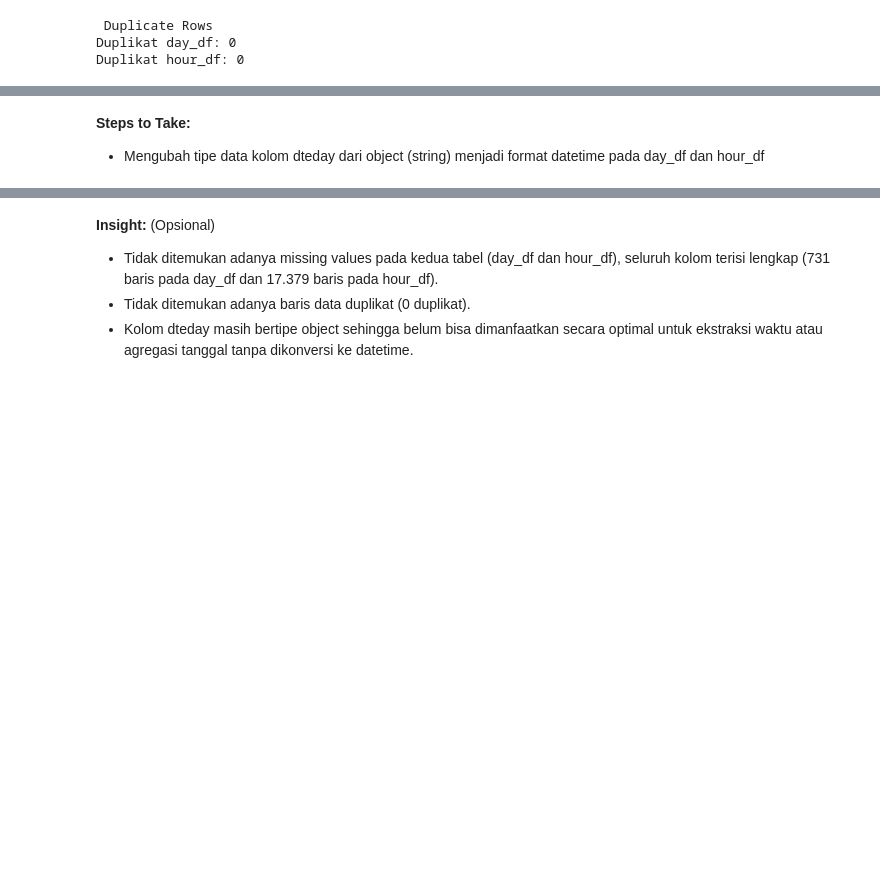
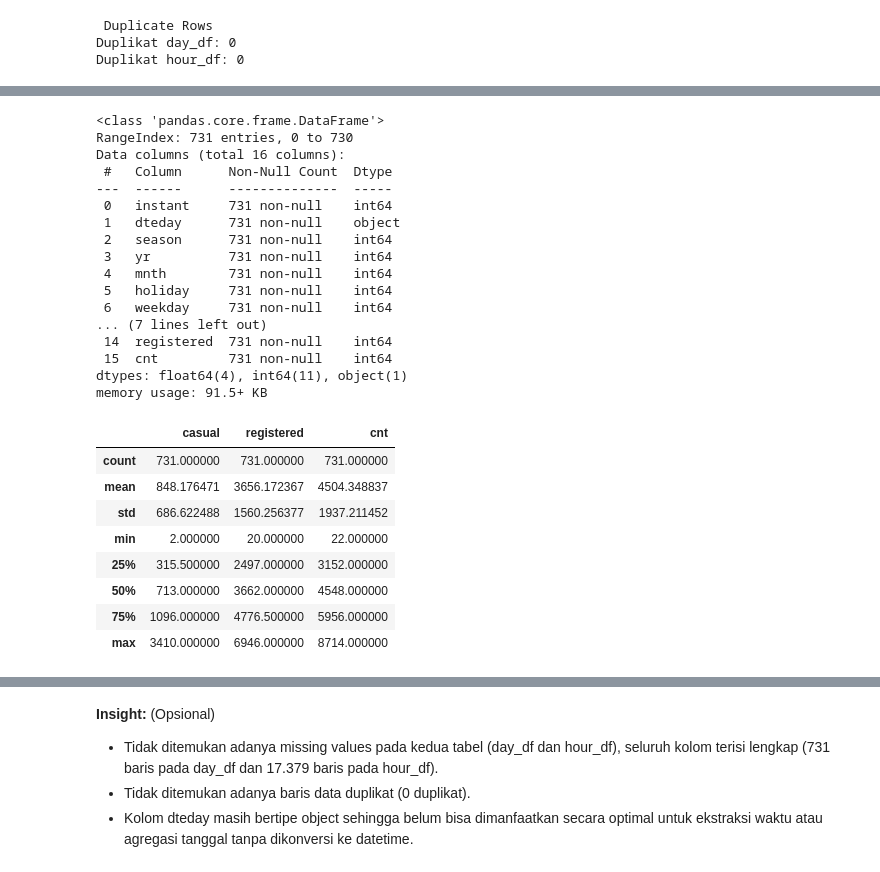
Before and after one commit to luqmanharitsaa/Submission-Data-Science, a Jupyter notebook: notebook.ipynb, the cells around one changed output, grey strips where cells are left out. Drawn from its saved outputs; the diff is of its cells as text; code cells hidden in the pictures; blank space fills up the shorter version.

```diff
--- a/notebook.ipynb
+++ b/notebook.ipynb
@@ -126,6 +126,36 @@ hour_df.describe()
 | 50% | 8690.0000 | 3.000000 | 1.000000 | 7.000000 | 12.000000 | 0.000000 | 3.000000 | 1.000000 | 1.000000 | 0.500000 | ... |
 | 75% | 13034.5000 | 3.000000 | 1.000000 | 10.000000 | 18.000000 | 0.000000 | 5.000000 | 1.000000 | 2.000000 | 0.660000 | ... |
 | max | 17379.0000 | 4.000000 | 1.000000 | 12.000000 | 23.000000 | 1.000000 | 6.000000 | 1.000000 | 4.000000 | 1.000000 | ... |
-# %% [markdown]
-**Steps to Take:**
-- Mengubah tipe data kolom dteday dari object (string) menjadi format datetime pada day_df dan hour_df
+# %%
+# Cek info tipe data
+day_df.info()
+
+# Cek sebaran statistik untuk mendeteksi outlier
+display(day_df[['casual', 'registered', 'cnt']].describe())
+# %% [output]
+<class 'pandas.core.frame.DataFrame'>
+RangeIndex: 731 entries, 0 to 730
+Data columns (total 16 columns):
+ #   Column      Non-Null Count  Dtype
+---  ------      --------------  -----
+ 0   instant     731 non-null    int64
+ 1   dteday      731 non-null    object
+ 2   season      731 non-null    int64
+ 3   yr          731 non-null    int64
+ 4   mnth        731 non-null    int64
+ 5   holiday     731 non-null    int64
+ 6   weekday     731 non-null    int64
+... (7 lines left out)
+ 14  registered  731 non-null    int64
+ 15  cnt         731 non-null    int64
+dtypes: float64(4), int64(11), object(1)
+memory usage: 91.5+ KB
+|  | casual | registered | cnt |
+| count | 731.000000 | 731.000000 | 731.000000 |
+| mean | 848.176471 | 3656.172367 | 4504.348837 |
+| std | 686.622488 | 1560.256377 | 1937.211452 |
+| min | 2.000000 | 20.000000 | 22.000000 |
+| 25% | 315.500000 | 2497.000000 | 3152.000000 |
+| 50% | 713.000000 | 3662.000000 | 4548.000000 |
+| 75% | 1096.000000 | 4776.500000 | 5956.000000 |
+| max | 3410.000000 | 6946.000000 | 8714.000000 |
```
Also changed, not shown: parts of 12 cells of this notebook, 4 other files.
